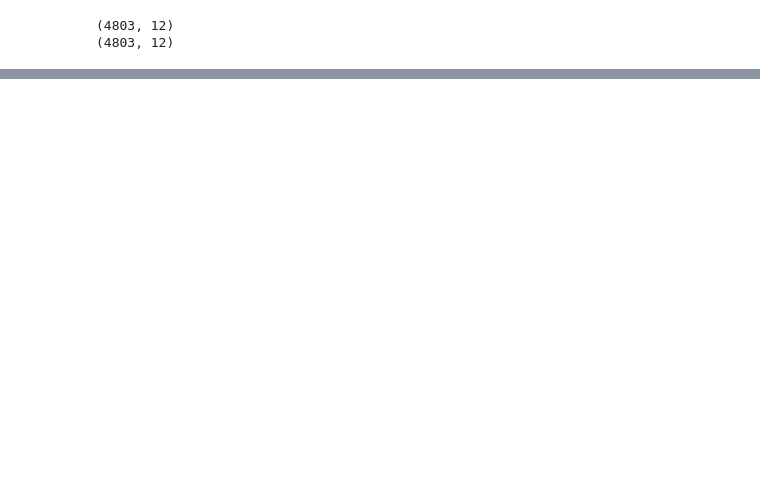
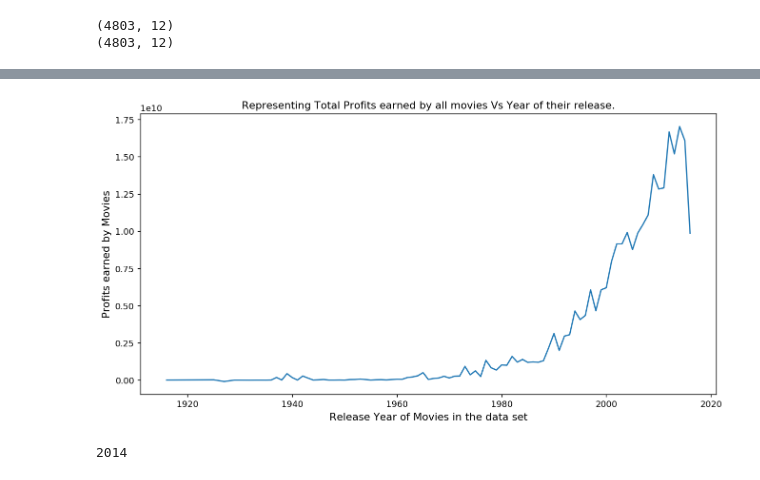
Before and after one commit to harshitcodes/tmdb_movie_data_analysis, a Jupyter notebook: tmdb_data_analysis.ipynb, the cells around one changed output, grey strips where cells are left out. Saved outputs shown, nothing was run; the diff lists cells and outputs as text; code cells hidden in the pictures; blank space fills up the shorter version.

```diff
--- a/tmdb_data_analysis.ipynb
+++ b/tmdb_data_analysis.ipynb
@@ -74,0 +102,4 @@ print(movies_df.shape)
+# %%
+# To answer the last question, we'll have to extract the release year from every release date
+movies_df['release_year'] = movies_df['release_date'].dt.year
+movies_df.head()
@@ -106,0 +305,24 @@ movies_df.sort_values(by = ['budget'], ascending=False).head()
+# %%
+profits_year = movies_df.groupby('release_year')['profit'].sum()
+
+#figure size(width, height)
+plt.figure(figsize=(12,6), dpi = 130)
+
+#on x-axis
+plt.xlabel('Release Year of Movies in the data set', fontsize = 12)
+#on y-axis
+plt.ylabel('Profits earned by Movies', fontsize = 12)
+#title of the line plot
+plt.title('Representing Total Profits earned by all movies Vs Year of their release.')
+
+#plotting the graph
+plt.plot(profits_year)
+
+#displaying the line plot
+plt.show()
+# %% [output]
+[figure, added]
+# %%
+profits_year.idxmax()
+# %% [output]
+2014
```
Also changed, not shown: parts of 20 cells of this notebook.
